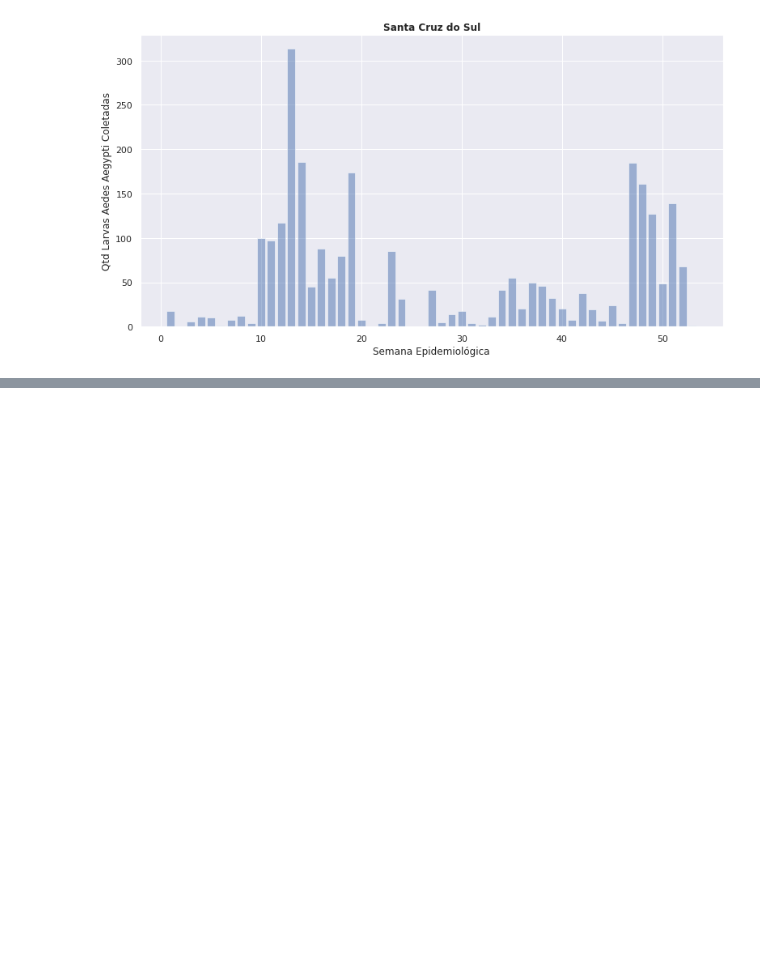
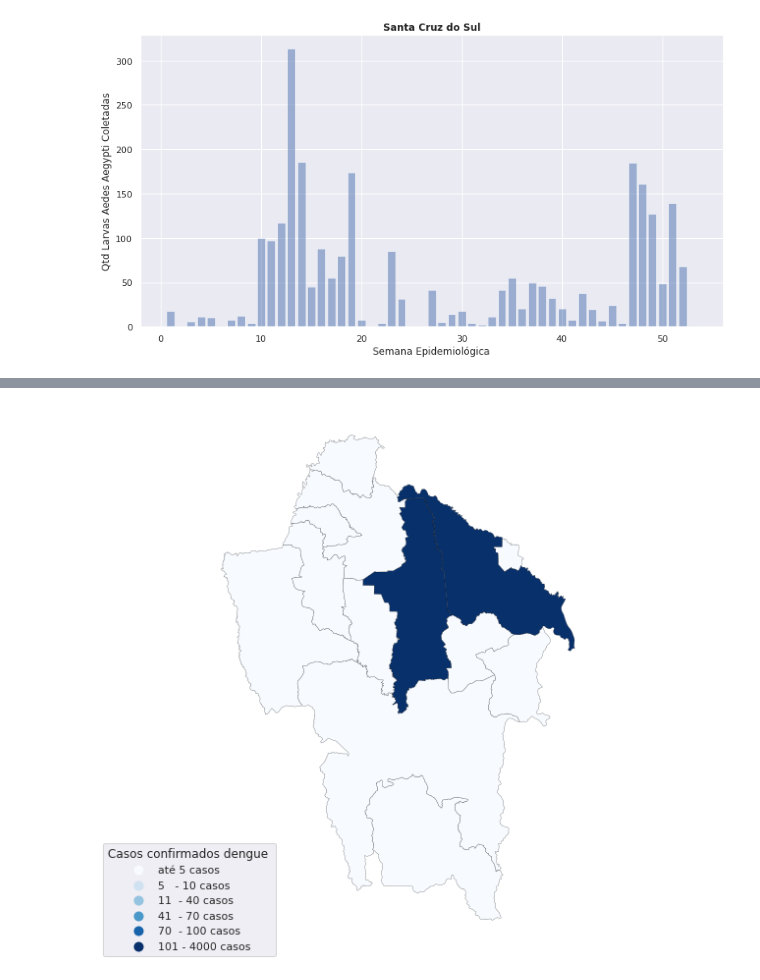
Before and after one commit to luiscasseres/PrjFrameworkDengue, a Jupyter notebook: Trabalho Final Programacao.ipynb, the cells around one changed output, grey strips where cells are left out. Cells and saved outputs as stored; diff of their text form; code cells hidden in the pictures; blank space fills up the shorter version.

```diff
--- a/Trabalho Final Programacao.ipynb
+++ b/Trabalho Final Programacao.ipynb
@@ -73,0 +116,4 @@ grafico.relatorio('simplificado', 'Boletim Diario')
+# %%
+mapas.gisDistribuicaoCasos(mapas.gisDengue())
+# %% [output]
+[figure, added]
```
Also changed, not shown: parts of 23 cells of this notebook.
